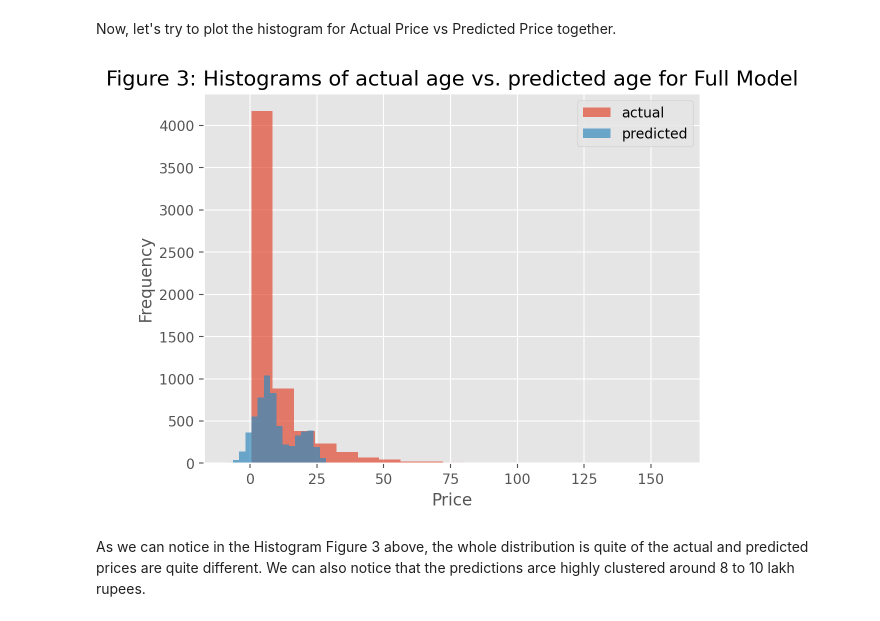
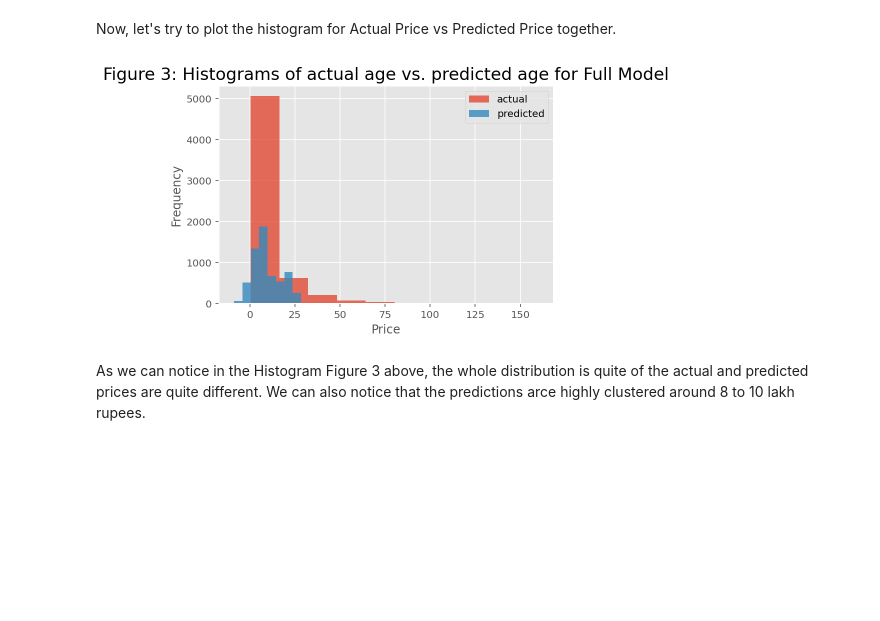
Before and after one commit to mayankthakkar17/MATHS_2_GROUP_11, a Jupyter notebook: maths2_phase2_grp11.ipynb, the cells around one changed output. Saved outputs shown, nothing was run; the diff lists cells and outputs as text; code cells hidden in the pictures; blank space fills up the shorter version.

```diff
--- a/maths2_phase2_grp11.ipynb
+++ b/maths2_phase2_grp11.ipynb
@@ -161,6 +164,6 @@ data_encoded.head()
 # %%
-formula_string_indep_vars_encoded = ' + '.join(data_encoded.drop(columns='Price').columns)
-formula_string_encoded = 'Price ~ ' + formula_string_indep_vars_encoded
+form_str_ind_vars_encoded = ' + ' .join(data_encoded.drop (columns='Price').columns)
+formula_string_encoded = 'Price ~ ' + form_str_ind_vars_encoded
 print('formula_string_encoded: ', formula_string_encoded)
 # %% [output]
 formula_string_encoded:  Price ~ Year + Kilometers_Driven + Seats + Location_Bangalore + Location_Chennai + Location_Coimbatore + Location_Delhi + Location_Hyderabad + Location_Jaipur + Location_Kochi ...
@@ -189,5 +178,3 @@ strong multicollinearity or other numerical problems.
 # %%
-residuals_full = pd.DataFrame({'actual': data_encoded['Price'],
-                               'predicted': model_full_fitted.fittedvalues,
-                               'residual': model_full_fitted.resid})
+residuals_full = pd.DataFrame({'actual': data_encoded['Price'], 'predicted': model_full_fitted.fittedvalues, 'residual': model_full_fitted.resid})
 residuals_full.head(10)
@@ -265,15 +239,15 @@ As we can see the Scatterplot Figure 2(b) above, we can notice that the model ov
 # %% [markdown]
 Now, let's try to plot the histogram for Actual Price vs Predicted Price together.
 # %%
-plt.hist(residuals_full['actual'], label='actual', bins=20, alpha=0.7);
-plt.hist(residuals_full['predicted'], label='predicted', bins=20, alpha=0.7);
-plt.xlabel('Price');
-plt.ylabel('Frequency');
-plt.title('Figure 3: Histograms of actual age vs. predicted age for Full Model', fontsize=15);
+plt.hist(residuals_full['actual'], label='actual', alpha=0.8, bins=10)
+plt.hist(residuals_full['predicted'], label='predicted', alpha=0.8, bins=10)
+plt.xlabel('Price')
+plt.ylabel('Frequency')
+plt.title('Figure 3: Histograms of actual age vs. predicted age for Full Model', fontsize = 17)
 plt.legend()
-plt.show();
+plt.show()
 # %% [output]
-[figure, old version]
+[figure, new version]
 # %% [markdown]
 As we can notice in the Histogram Figure 3 above, the whole distribution is quite of the actual and predicted prices are quite different. We can also notice that the predictions arce highly clustered around 8 to 10 lakh rupees.
 # %% [markdown]
```
Also changed, not shown: parts of 18 cells of this notebook.
